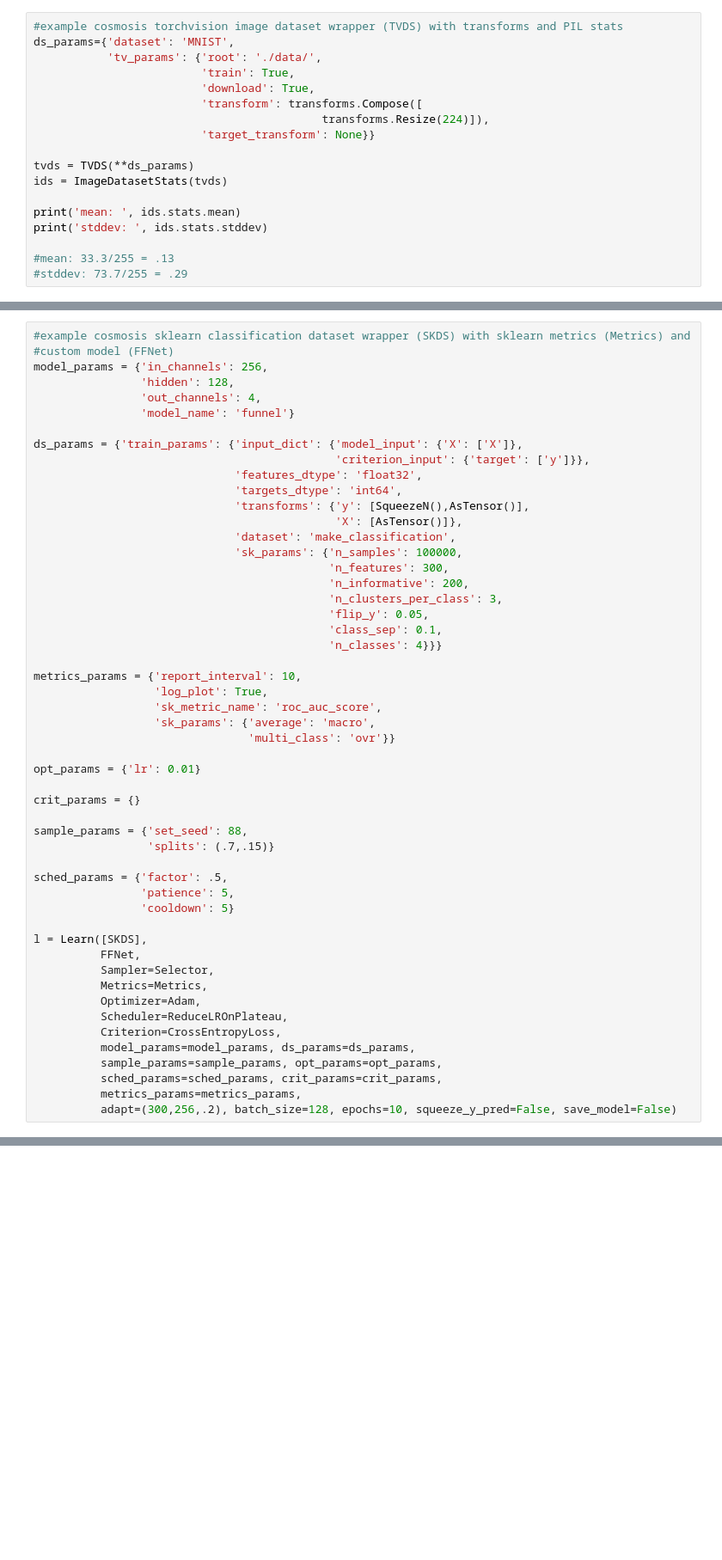
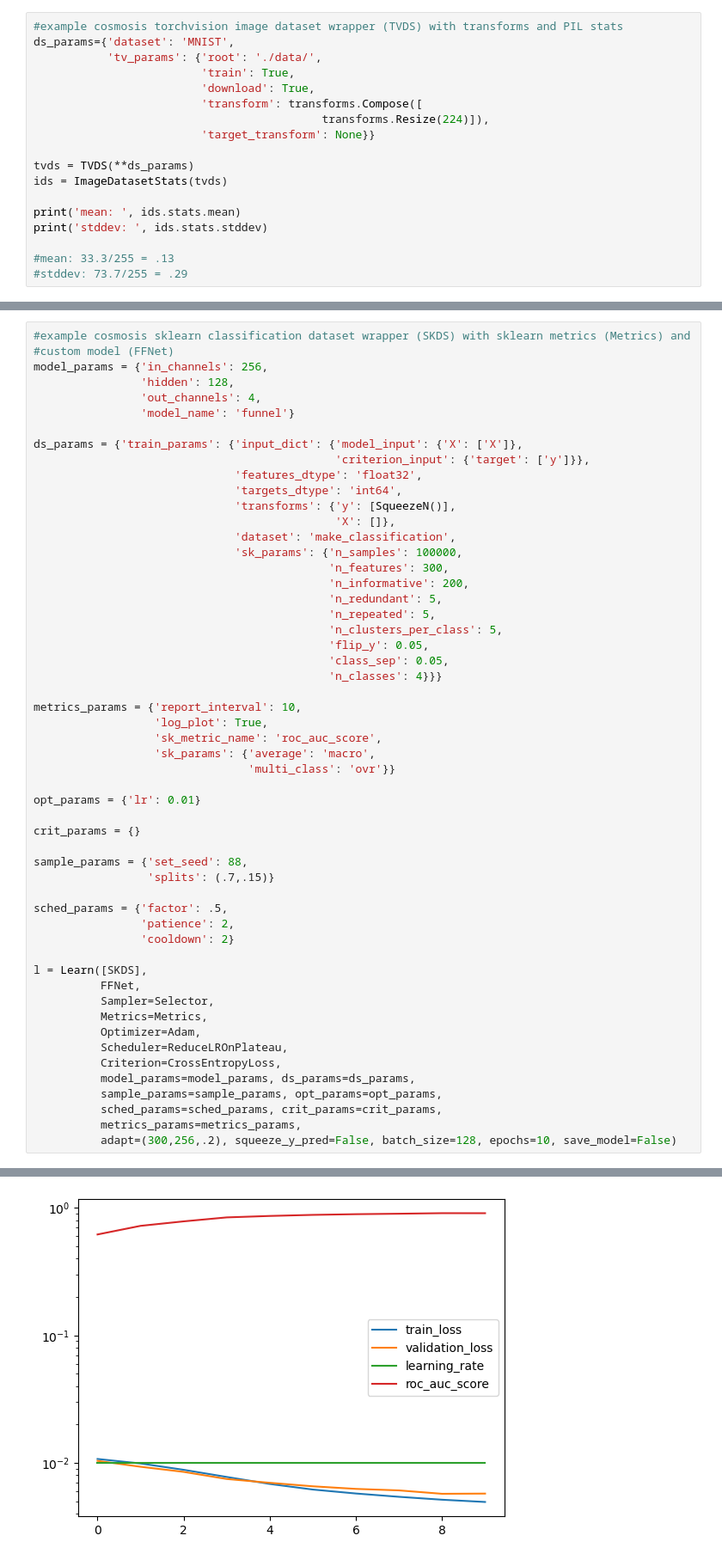
Before and after one commit to icanswim/cosmosis, a Jupyter notebook: experiment.ipynb, the cells around one changed output, grey strips where cells are left out. Shown at 86% size. Drawn from its saved outputs; the diff is of its cells as text; blank space fills up the shorter version.

```diff
--- a/experiment.ipynb
+++ b/experiment.ipynb
@@ -177,15 +192,17 @@ ds_params = {'train_params': {'input_dict': {'model_input': {'X': ['X']},
                                              'criterion_input': {'target': ['y']}},
                               'features_dtype': 'float32',
                               'targets_dtype': 'int64',
-                              'transforms': {'y': [SqueezeN(),AsTensor()],
-                                             'X': [AsTensor()]},
+                              'transforms': {'y': [SqueezeN()],
+                                             'X': []},
                               'dataset': 'make_classification',
                               'sk_params': {'n_samples': 100000,
                                             'n_features': 300,
                                             'n_informative': 200,
-                                            'n_clusters_per_class': 3,
+                                            'n_redundant': 5,
+                                            'n_repeated': 5,
+                                            'n_clusters_per_class': 5,
                                             'flip_y': 0.05,
-                                            'class_sep': 0.1,
+                                            'class_sep': 0.05,
                                             'n_classes': 4}}}
 
 metrics_params = {'report_interval': 10,
@@ -202,8 +219,8 @@ sample_params = {'set_seed': 88,
                  'splits': (.7,.15)}
 
 sched_params = {'factor': .5,
-                'patience': 5,
-                'cooldown': 5}
+                'patience': 2,
+                'cooldown': 2}
 
 l = Learn([SKDS],
           FFNet,
@@ -216,4 +233,5 @@ l = Learn([SKDS],
           sample_params=sample_params, opt_params=opt_params,
           sched_params=sched_params, crit_params=crit_params,
           metrics_params=metrics_params,
-          adapt=(300,256,.2), batch_size=128, epochs=10, squeeze_y_pred=False, save_model=False)
+          adapt=(300,256,.2), squeeze_y_pred=False, batch_size=128, epochs=10, save_model=False)
+# %% [output]
@@ -220,3 +255,4 @@ l = Learn([SKDS],
+[figure, added]
 # %%
 #example inference with cosmosis sklearn classification dataset wrapper (SKDS) and custom model (FFNet)
 model_params = {'in_channels': 256,
```
Also changed, not shown: parts of 3 cells of this notebook, 2 other files.
